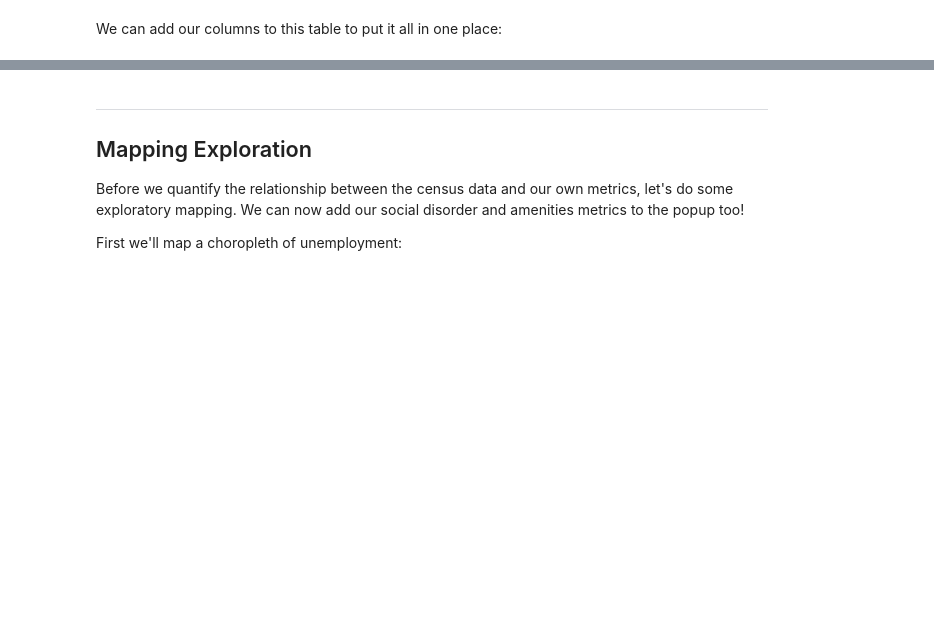
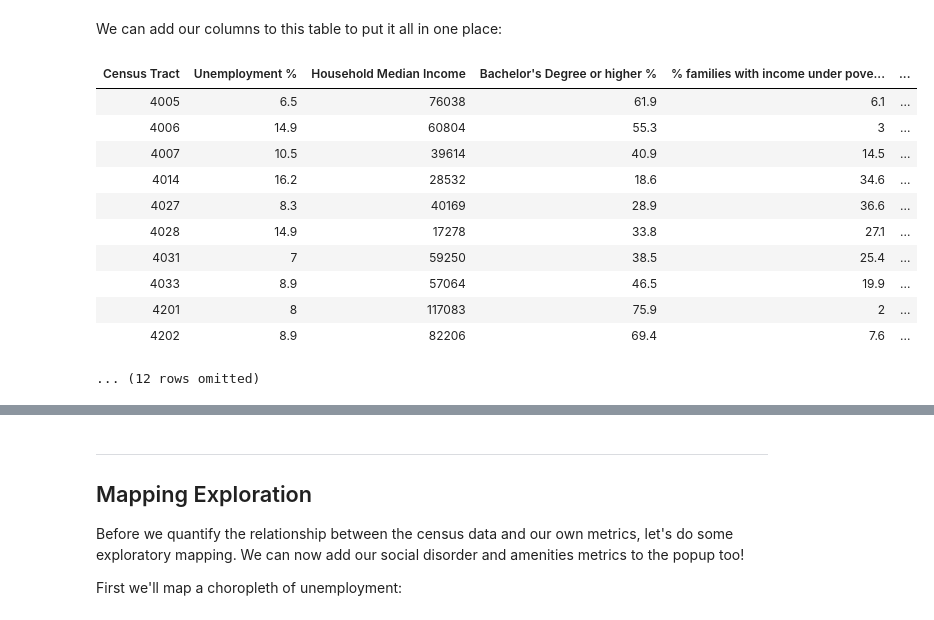
Before and after one commit to ds-modules/SOC-130AC, a Jupyter notebook: 01-The-Neighborhood-fa2018.ipynb, the cells around one changed output, grey strips where cells are left out. Saved outputs shown, nothing was run; the diff lists cells and outputs as text; code cells hidden in the pictures; blank space fills up the shorter version.

```diff
--- a/01-The-Neighborhood-fa2018.ipynb
+++ b/01-The-Neighborhood-fa2018.ipynb
@@ -355,6 +406,9 @@ positive_amenities['Trees'] = [0 if tree_count == 0 else 1 for tree_count in pos
 # %% [markdown]
 To make positive amenities comparable between census tracts, we can find the mean of positive amenities for each census tract. A higher value indicates a more positive census tract
 # %%
-positive_amenities = pd.DataFrame(positive_amenities.groupby("Census Tract").mean().mean(axis=1))
-positive_amenities.columns = ["Positive Amenities"]
+means = positive_amenities.group("Census Tract", np.mean).values.mean(axis=1)
+positive_amenities = Table().with_columns(
+    "Census Tract", np.unique(positive_amenities.column("Census Tract")),
+    "Positive Amenities", means
+)
 positive_amenities
@@ -361,7 +428,7 @@ positive_amenities
 # %% [markdown]
 Certain amenities are negative and indicate undesirable conditions in a neighborhood. These characteristics include things like Bars or Fast Food Restaurants. Let's create a Data Frame with only negative amenities
 # %%
-negative_amenities = amenities[[
+negative_amenities = amenities.select(
     'Census Tract',
     'Auto repair/auto body shop',
     'Bars and alcoholic beverage services',
@@ -372,4 +439,5 @@ negative_amenities = amenities[[
     'Manufacturing' ,
     'Payday lenders check cashers or pawn shops',
     'Warehouses'
-]]
+)
+negative_amenities.show(5)
@@ -401,3 +498,23 @@ joined_data
+# %%
+joined_data = (official_data
+               .join("Census Tract", social_disorder)
+               .join("Census Tract", positive_amenities)
+               .join("Census Tract", negative_amenities)
+              )
+joined_data
+# %% [output]
+| Census Tract | Unemployment % | Household Median Income | Bachelor's Degree or higher % | % families with income under pove... | ... |
+| 4005 | 6.5 | 76038 | 61.9 | 6.1 | ... |
+| 4006 | 14.9 | 60804 | 55.3 | 3 | ... |
+| 4007 | 10.5 | 39614 | 40.9 | 14.5 | ... |
+| 4014 | 16.2 | 28532 | 18.6 | 34.6 | ... |
+| 4027 | 8.3 | 40169 | 28.9 | 36.6 | ... |
+| 4028 | 14.9 | 17278 | 33.8 | 27.1 | ... |
+| 4031 | 7 | 59250 | 38.5 | 25.4 | ... |
+| 4033 | 8.9 | 57064 | 46.5 | 19.9 | ... |
+| 4201 | 8 | 117083 | 75.9 | 2 | ... |
+| 4202 | 8.9 | 82206 | 69.4 | 7.6 | ... |
+... (12 rows omitted)
 # %%
 # add zeros for all features in tracts for which we did not collect data
 unobserved_tracts = [alameda["features"][x]['properties']['name10'] for x in range(len(alameda["features"])) \
```
Also changed, not shown: parts of 23 cells of this notebook, 1 other file.
